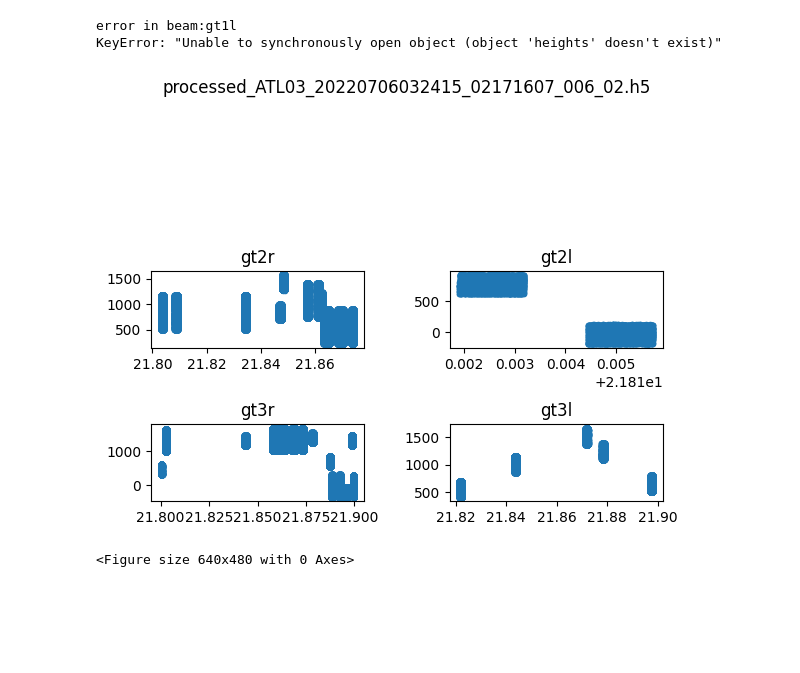
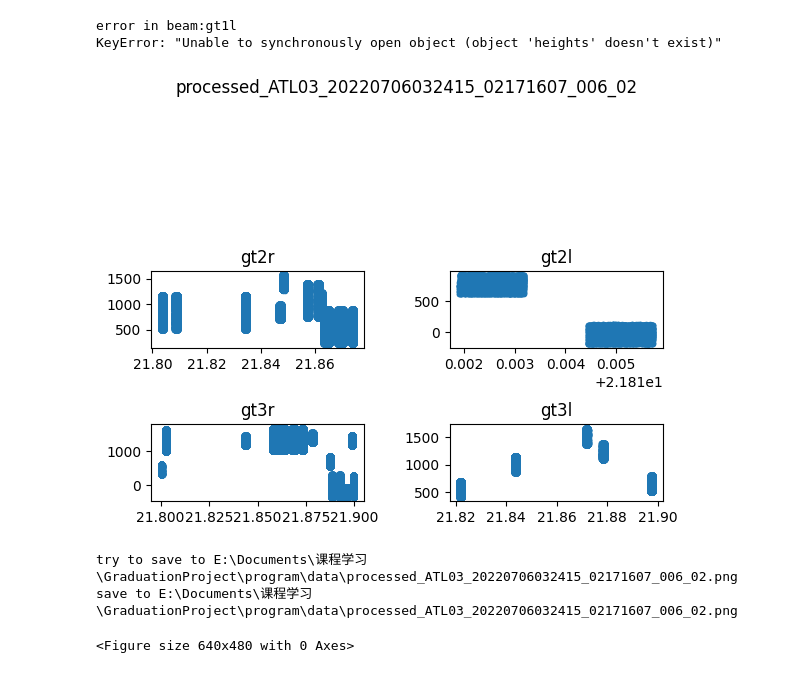
Before and after one commit to NtskwK/GraduationProject, a Jupyter notebook: icesat-2-reader.ipynb, the cells around one changed output. Drawn from its saved outputs; the diff is of its cells as text; code cells hidden in the pictures; blank space fills up the shorter version.

Commit message:
fix: update file naming and save path in icesat-2-reader.ipynb

```diff
--- a/icesat-2-reader.ipynb
+++ b/icesat-2-reader.ipynb
@@ -78,34 +78,41 @@ with h5py.File(file, 'r') as f:
             atl03.pop(beam, None)
             continue
         atl03[beam] = data
 
-fname = Path(file).name
+fname = Path(file).stem
 for x,y in itertools.product([1,2,3],["r","l"]):
     if not f"gt{x}{y}" in atl03.keys(): continue
     plt.subplot(3,2,int(x)*2 + int(y=="l") - 1 )
     plt.plot(atl03[f"gt{x}{y}"]["heights"]["lat_ph"],atl03[f"gt{x}{y}"]["heights"]["h_ph"],'.')
     plt.title(f"gt{x}{y}")
 
     # Adjust single image
     if x==1 and y=="r":
         pass
     elif x==1 and y=="l":
         pass
     elif x==2 and y=="r":
         pass
     elif x==2 and y=="l":
         pass
     elif x==3 and y=="r":
         pass
     elif x==3 and y=="l":
         pass
 
 plt.suptitle(fname)
 plt.subplots_adjust(left=0.1, bottom=0.1, right=0.9, top=0.9, wspace=0.4, hspace=1)
 plt.show()
-plt.savefig(f"{fname}.png")
+
+fn = Path(file).stem + ".png"
+fp = Path(file).parent.joinpath(fn)
+print(f"try to save to {fp}")
+plt.savefig(fp)
+print(f"save to {fp}")
 # %% [output]
 error in beam:gt1l
 KeyError: "Unable to synchronously open object (object 'heights' doesn't exist)"
-[figure, old version]
+[figure, new version]
-<Figure size 640x480 with 0 Axes>
+try to save to E:\Documents\课程学习\GraduationProject\program\data\processed_ATL03_20220706032415_02171607_006_02.png
+save to E:\Documents\课程学习\GraduationProject\program\data\processed_ATL03_20220706032415_02171607_006_02.png
+<Figure size 640x480 with 0 Axes>
```
